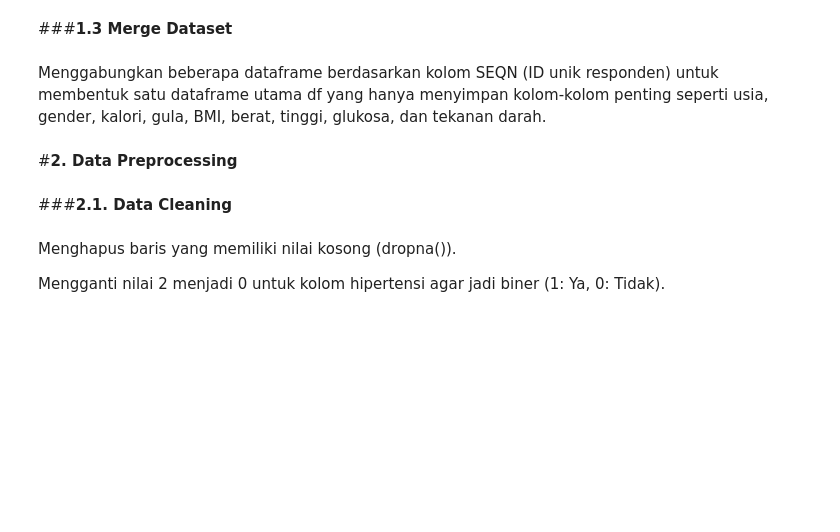
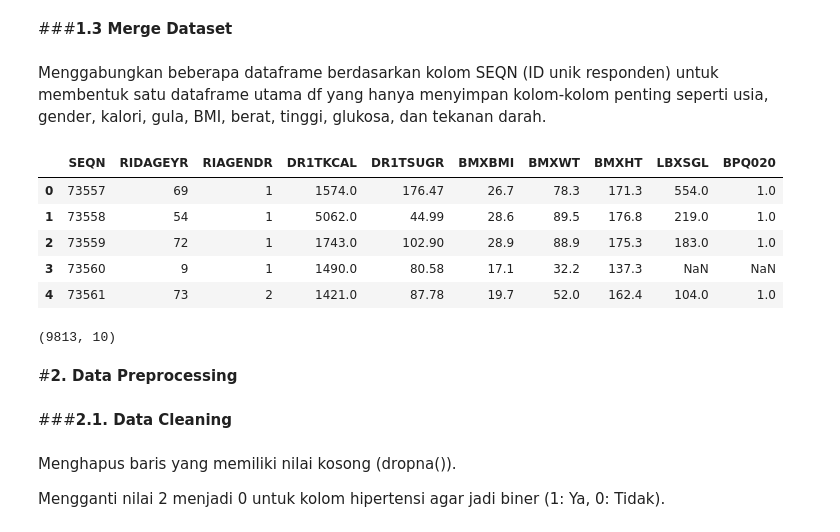
Before and after one commit to fathanzys/Data, a Jupyter notebook: UAS_Datamining.ipynb, the cells around one changed output. Saved outputs shown, nothing was run; the diff lists cells and outputs as text; code cells hidden in the pictures; blank space fills up the shorter version.

```diff
--- a/UAS_Datamining.ipynb
+++ b/UAS_Datamining.ipynb
@@ -57,6 +98,19 @@ df = df.merge(diet_data[['SEQN', 'DR1TKCAL', 'DR1TSUGR']], on='SEQN', how='inner
 df = df.merge(examination_data[['SEQN', 'BMXBMI', 'BMXWT', 'BMXHT']], on='SEQN', how='inner')
 df = df.merge(labs_data[['SEQN', 'LBXSGL']], on='SEQN', how='inner')
 df = df.merge(questionnaire_data[['SEQN', 'BPQ020']], on='SEQN', how='inner')
+# %%
+df.head(5)
+# %% [output]
+|  | SEQN | RIDAGEYR | RIAGENDR | DR1TKCAL | DR1TSUGR | BMXBMI | BMXWT | BMXHT | LBXSGL | BPQ020 |
+| 0 | 73557 | 69 | 1 | 1574.0 | 176.47 | 26.7 | 78.3 | 171.3 | 554.0 | 1.0 |
+| 1 | 73558 | 54 | 1 | 5062.0 | 44.99 | 28.6 | 89.5 | 176.8 | 219.0 | 1.0 |
+| 2 | 73559 | 72 | 1 | 1743.0 | 102.90 | 28.9 | 88.9 | 175.3 | 183.0 | 1.0 |
+| 3 | 73560 | 9 | 1 | 1490.0 | 80.58 | 17.1 | 32.2 | 137.3 | NaN | NaN |
+| 4 | 73561 | 73 | 2 | 1421.0 | 87.78 | 19.7 | 52.0 | 162.4 | 104.0 | 1.0 |
+# %%
+df.shape
+# %% [output]
+(9813, 10)
 # %% [markdown]
 #**2. Data Preprocessing**
 # %% [markdown]
```
Also changed, not shown: parts of 12 cells of this notebook.
